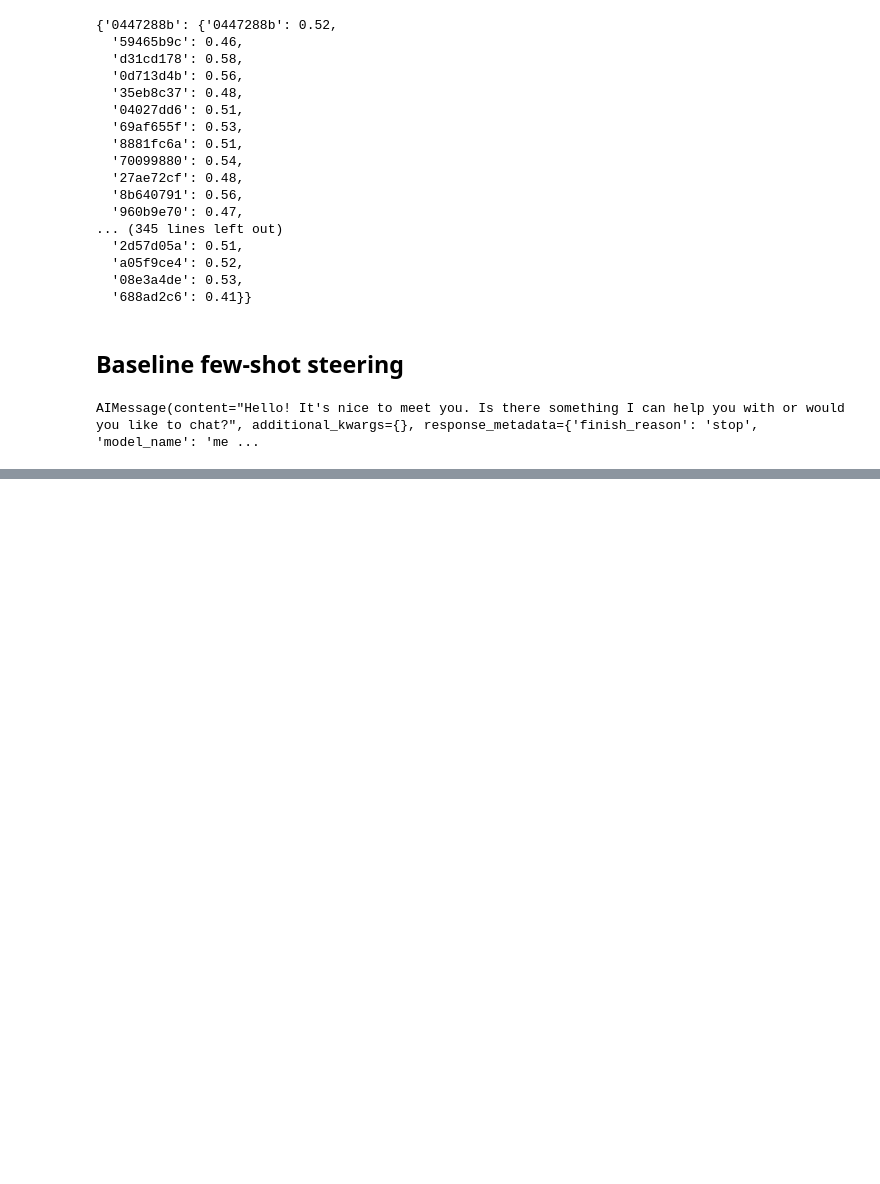
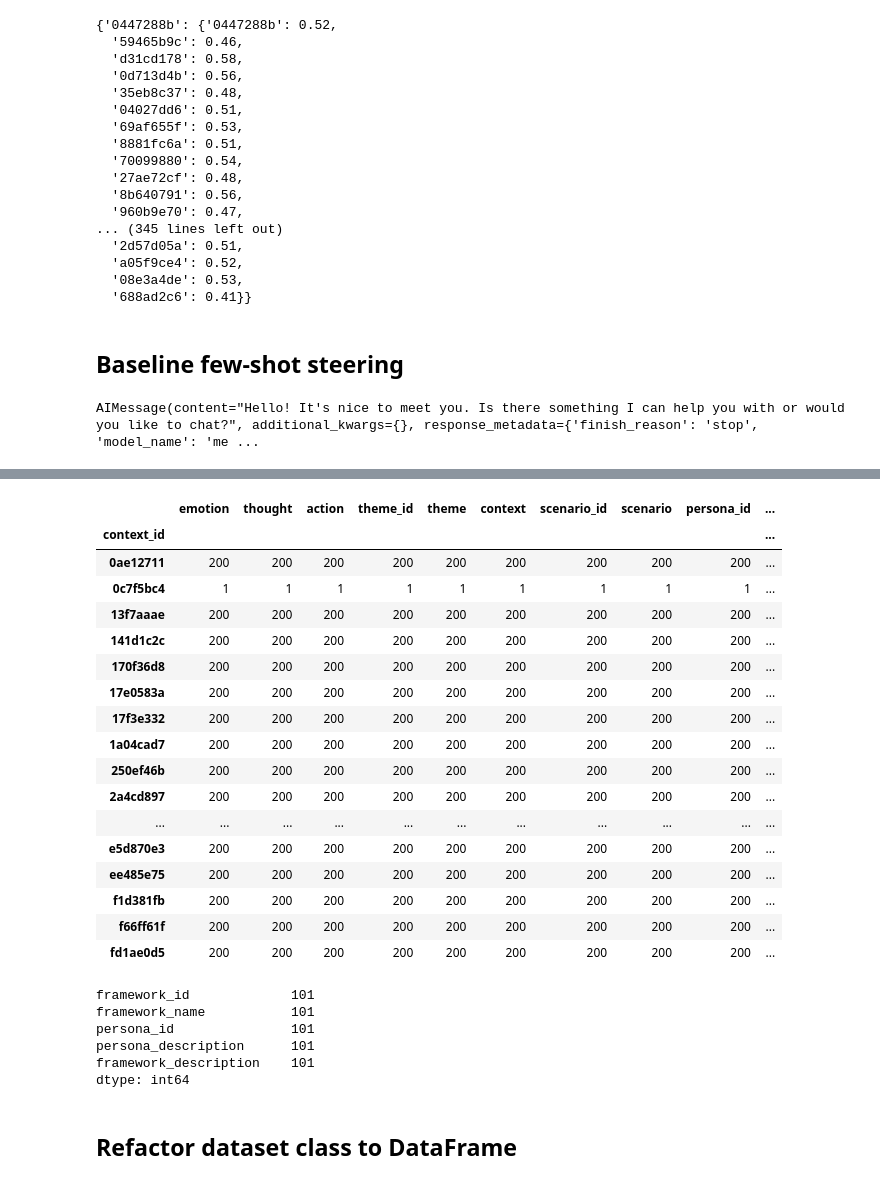
Before and after one commit to plastic-labs/steerability-eval, a Jupyter notebook: notebooks/steerability_eval.ipynb, the cells around one changed output, grey strips where cells are left out. Saved outputs shown, nothing was run; the diff lists cells and outputs as text; code cells hidden in the pictures; blank space fills up the shorter version.

Commit message:
Refactor to use pd.DataFrames

```diff
--- a/notebooks/steerability_eval.ipynb
+++ b/notebooks/steerability_eval.ipynb
@@ -407,0 +505,4 @@ eval.heatmap_fig
+# %%
+# get only max_observations_per_persona observations per persona, ungroup
+df = df.groupby('persona_id').head(max_observations_per_persona).reset_index(drop=True)
+df.groupby('persona_id').count()
@@ -407,0 +533,38 @@ eval.heatmap_fig
+# %%
+import pandas as pd
+import random
+
+def load_filtered_dataset(file_path: str, n_contexts_per_theme: int, n_scenarios_per_context: int) -> pd.DataFrame:
+    # Read the CSV file
+    df = pd.read_csv(file_path)
+
+    # Group by theme and randomly select contexts
+    selected_contexts = df.groupby('theme_id').apply(
+        lambda x: x['context_id'].drop_duplicates().sample(
+            n=min(n_contexts_per_theme, len(x['context_id'].unique())),
+            replace=False
+        )
+    ).reset_index(level=1, drop=True).explode()
+
+    # Filter the dataframe to keep only the selected contexts
+    df_filtered = df[df['context_id'].isin(selected_contexts)]
+
+    # Group by context and randomly select scenarios
+    selected_scenarios = df_filtered.groupby('context_id').apply(
+        lambda x: x['scenario_id'].drop_duplicates().sample(
+            n=min(n_scenarios_per_context, len(x['scenario_id'].unique())),
+            replace=False
+        )
+    ).reset_index(level=1, drop=True).explode()
+
+    # Final filtering to keep only the selected scenarios
+    result_df = df_filtered[df_filtered['scenario_id'].isin(selected_scenarios)]
+
+    return result_df
+
+# Usage
+file_path = 'dataset/w5_tarot.csv'
+n_contexts_per_theme = 3
+n_scenarios_per_context = 2
+
+filtered_df = load_filtered_dataset(file_path, n_contexts_per_theme, n_scenarios_per_context)
@@ -407,0 +588,34 @@ eval.heatmap_fig
+# %%
+filtered_df.groupby('context_id').grpi
+# %% [output]
+|  | emotion | thought | action | theme_id | theme | context | scenario_id | scenario | persona_id | ... |
+| context_id |  |  |  |  |  |  |  |  |  | ... |
+| 0ae12711 | 200 | 200 | 200 | 200 | 200 | 200 | 200 | 200 | 200 | ... |
+| 0c7f5bc4 | 1 | 1 | 1 | 1 | 1 | 1 | 1 | 1 | 1 | ... |
+| 13f7aaae | 200 | 200 | 200 | 200 | 200 | 200 | 200 | 200 | 200 | ... |
+| 141d1c2c | 200 | 200 | 200 | 200 | 200 | 200 | 200 | 200 | 200 | ... |
+| 170f36d8 | 200 | 200 | 200 | 200 | 200 | 200 | 200 | 200 | 200 | ... |
+| 17e0583a | 200 | 200 | 200 | 200 | 200 | 200 | 200 | 200 | 200 | ... |
+| 17f3e332 | 200 | 200 | 200 | 200 | 200 | 200 | 200 | 200 | 200 | ... |
+| 1a04cad7 | 200 | 200 | 200 | 200 | 200 | 200 | 200 | 200 | 200 | ... |
+| 250ef46b | 200 | 200 | 200 | 200 | 200 | 200 | 200 | 200 | 200 | ... |
+| 2a4cd897 | 200 | 200 | 200 | 200 | 200 | 200 | 200 | 200 | 200 | ... |
+| ... | ... | ... | ... | ... | ... | ... | ... | ... | ... | ... |
+| e5d870e3 | 200 | 200 | 200 | 200 | 200 | 200 | 200 | 200 | 200 | ... |
+| ee485e75 | 200 | 200 | 200 | 200 | 200 | 200 | 200 | 200 | 200 | ... |
+| f1d381fb | 200 | 200 | 200 | 200 | 200 | 200 | 200 | 200 | 200 | ... |
+| f66ff61f | 200 | 200 | 200 | 200 | 200 | 200 | 200 | 200 | 200 | ... |
+| fd1ae0d5 | 200 | 200 | 200 | 200 | 200 | 200 | 200 | 200 | 200 | ... |
+# %%
+personas_path = 'dataset/personas_tarot.csv'
+personas_df = pd.read_csv(personas_path)
+personas_df.count()
+# %% [output]
+framework_id             101
+framework_name           101
+persona_id               101
+persona_description      101
+framework_description    101
+dtype: int64
+# %% [markdown]
+## Refactor dataset class to DataFrame
```
Also changed, not shown: parts of 36 cells of this notebook, 3 other files.
